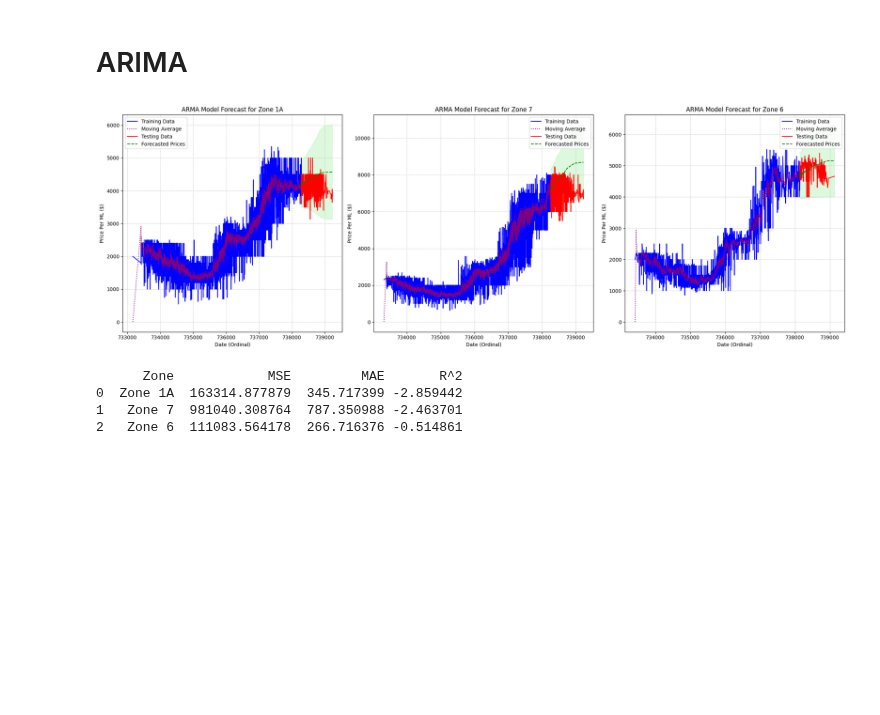
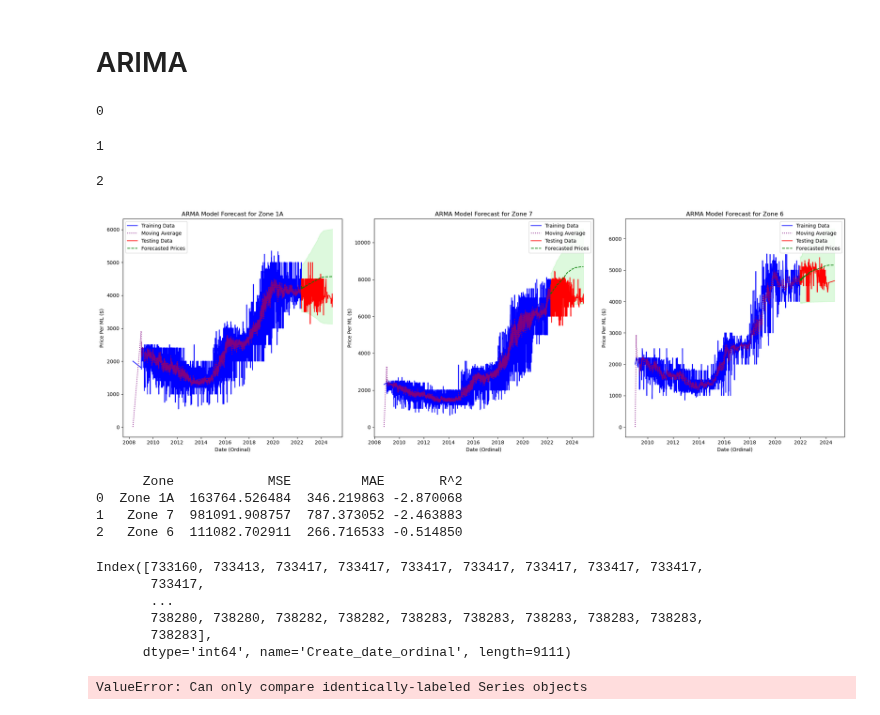
Before and after one commit to ELEN-Workshops-and-LDI/LDI-ML, a Jupyter notebook: Water_data/ARMA.ipynb, the cells around one changed output. Cells and saved outputs as stored; diff of their text form; code cells hidden in the pictures; blank space fills up the shorter version.

```diff
--- a/Water_data/ARMA.ipynb
+++ b/Water_data/ARMA.ipynb
@@ -124,7 +124,7 @@ import matplotlib.pyplot as plt
 def build_arma_model(data, order):
     from statsmodels.tsa.arima.model import ARIMA
     # ARMA model is a special case of ARIMA with no differencing (d=0)
-    model = ARIMA(data, order=(order[0], order[1], order[2]))
+    model = ARIMA(data, order=(order[0], order[1], order[2]), enforce_stationarity=False)
     fitted_model = model.fit()
     return fitted_model
 
@@ -303,41 +303,65 @@ for i, (zone_name, zone_data) in enumerate(zones.items()):
     train_data, test_data = train_test_split(series_data, test_size=0.1, shuffle=False)
 
     arma_model = build_arma_model(train_data, order=(10, 2, 10))
     forecast_series, conf_df = forecast_and_simulate(arma_model, steps=len(test_data))
 
     # Calculate statistics
     mse = mean_squared_error(test_data, forecast_series)
     mae = mean_absolute_error(test_data, forecast_series)
     r_squared = r2_score(test_data, forecast_series)
 
     stats_data.append({
         'Zone': zone_name,
         'MSE': mse,
         'MAE': mae,
         'R^2': r_squared
     })
 
     ax = axes[i]
-    ax.plot(train_data.index, train_data, label="Training Data", color='blue')
-    ax.plot(train_data.index, arma_model.fittedvalues, label="Moving Average", color='purple', linestyle=':')
-    ax.plot(test_data.index, test_data, label="Testing Data", color='red')
-    ax.plot(test_data.index, forecast_series, label="Forecasted Prices", linestyle='--', color='green')
-    ax.fill_between(test_data.index, conf_df['lower'], conf_df['upper'], alpha=0.3, color='lightgreen')
+
+    # Get datetimes
+   # train_dates = zone_data.loc[zone_data.Create_date_ordinal.isin(train_data.index), 'Create_date'].unique()
+   # test_dates = zone_data.loc[zone_data.Create_date_ordinal.isin(test_data.index), 'Create_date'].unique()
+    train_dates = zone_data.drop_duplicates(subset=['Create_date_ordinal']).set_index('Create_date_ordinal').loc[train_data.index, 'Create_date'].astype('datetime64[ns]')
+    test_dates = zone_data.drop_duplicates(subset=['Create_date_ordinal']).set_index('Create_date_ordinal').loc[test_data.index, 'Create_date'].astype('datetime64[ns]')
+    print(i)
+    ax.plot(train_dates, train_data, label="Training Data", color='blue')
+    ax.plot(train_dates, arma_model.fittedvalues, label="Moving Average", color='purple', linestyle=':')
+    ax.plot(test_dates, test_data, label="Testing Data", color='red')
+    ax.plot(test_dates, forecast_series, label="Forecasted Prices", linestyle='--', color='green')
+    ax.fill_between(test_dates, conf_df['lower'], conf_df['upper'], alpha=0.3, color='lightgreen')
     ax.set_title(f"ARMA Model Forecast for {zone_name}")
     ax.set_xlabel("Date (Ordinal)")
     ax.set_ylabel("Price Per ML ($)")
     ax.legend()
-    ax.grid(True, linestyle='--', alpha=0.6)
+    #ax.grid(True, linestyle='--', alpha=0.6)
 
+plt.savefig('Zone ARMA.png', dpi=300)
 plt.tight_layout()
 plt.show()
 
 # Display statistics in a DataFrame
 stats_df = pd.DataFrame(stats_data)
 print(stats_df)
 # %% [output]
+0
+1
+2
-[figure, old version]
+[figure, new version]
-      Zone            MSE         MAE       R^2
-0  Zone 1A  163314.877879  345.717399 -2.859442
-1   Zone 7  981040.308764  787.350988 -2.463701
-2   Zone 6  111083.564178  266.716376 -0.514861
+      Zone            MSE         MAE       R^2
+0  Zone 1A  163764.526484  346.219863 -2.870068
+1   Zone 7  981091.908757  787.373052 -2.463883
+2   Zone 6  111082.702911  266.716533 -0.514850
+# %%
+train_data.index
+# %% [output]
+Index([733160, 733413, 733417, 733417, 733417, 733417, 733417, 733417, 733417,
+       733417,
+       ...
+       738280, 738280, 738282, 738282, 738283, 738283, 738283, 738283, 738283,
+       738283],
+      dtype='int64', name='Create_date_ordinal', length=9111)
+# %%
+zone_data_7_top_sorted.loc[train_data==zone_data_7_top_sorted.Create_date_ordinal, 'Create_date']
+# %% [output]
+ValueError: Can only compare identically-labeled Series objects
```
Also changed, not shown: parts of 21 cells of this notebook, 4 other files.
